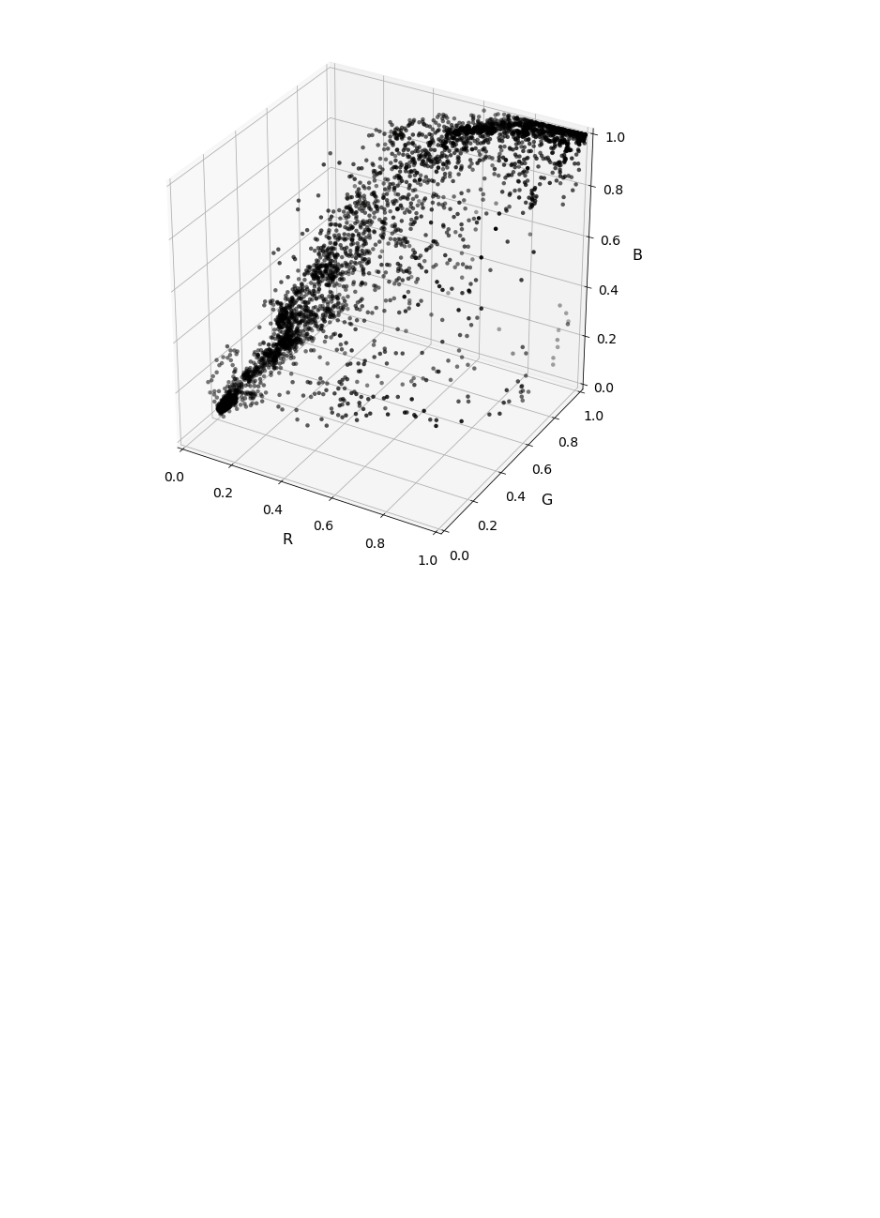
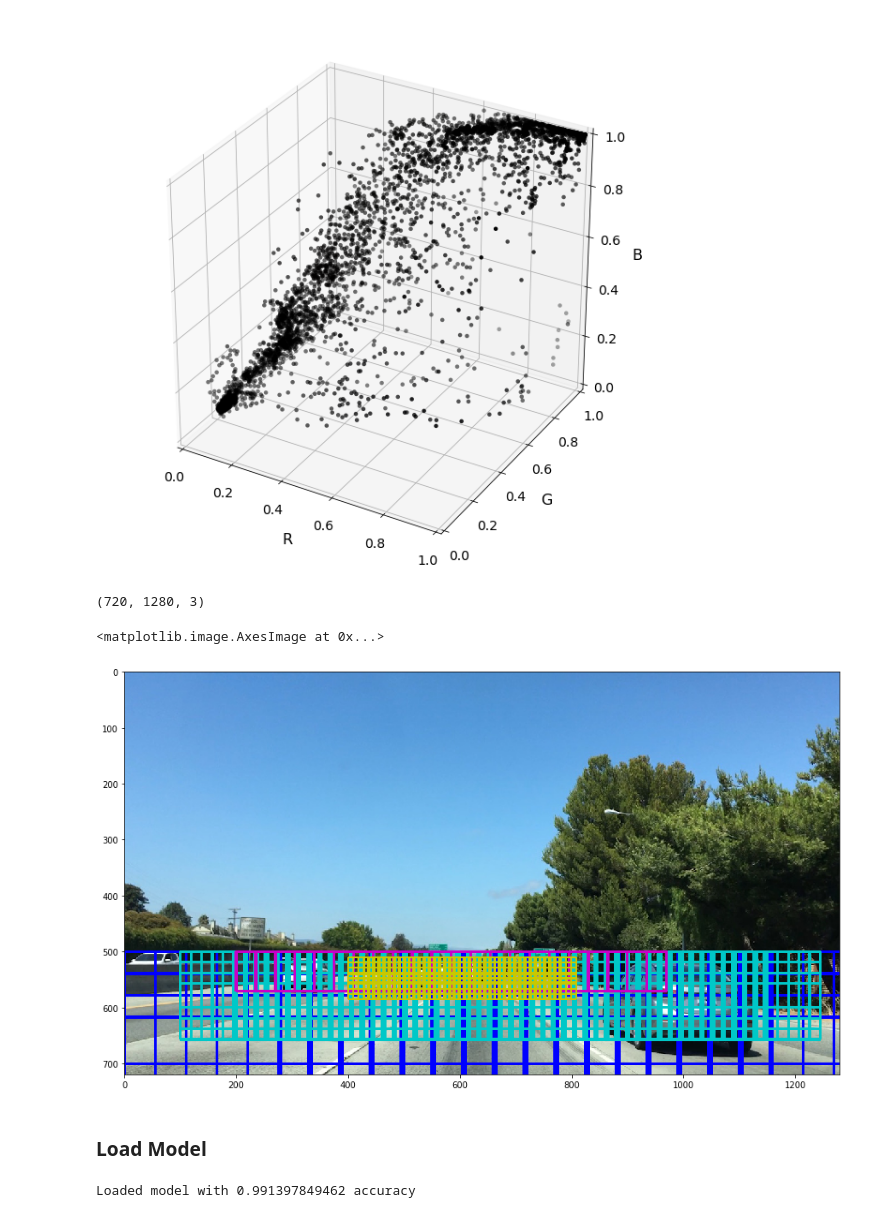
Before and after one commit to chaoweiwu/CarND-Vehicle-Detection, a Jupyter notebook: VehicleDetection.ipynb, the cells around one changed output. Drawn from its saved outputs; the diff is of its cells as text; code cells hidden in the pictures; blank space fills up the shorter version.

```diff
--- a/VehicleDetection.ipynb
+++ b/VehicleDetection.ipynb
@@ -105,0 +115,60 @@ plot3d(img, colors_rgb, axis_limits=[(0, 1), (0, 1), (0, 1)])
+# %%
+from sliding_window import sliding_window_gen
+from itertools import chain
+
+image = mpimg.imread('./examples/bbox-example-image.jpg')
+fig = plt.figure(figsize=(15,10))
+plt.imshow(image)
+
+print(image.shape)
+
+big_windows = sliding_window_gen(image, y_start=500, window_width=280, window_height=200, y_overlap=.8, x_overlap=.8)
+window_img = draw_boxes(image, big_windows, color=(0, 0, 255), thick=3)
+
+medium_windows = sliding_window_gen(image,
+                              y_start=500, y_stop=600,
+                              x_start=100, x_stop=1200,
+                              window_width=100, window_height=100,
+                              y_overlap=.8, x_overlap=.8)
+
+window_img = draw_boxes(window_img, medium_windows, color=(0, 200, 200), thick=3)
+
+small_windows = sliding_window_gen(image,
+                             y_start=500, y_stop=600,
+                             x_start=200, x_stop=1000,
+                             window_width=70, window_height=70,
+                             y_overlap=.5, x_overlap=.5)
+window_img = draw_boxes(window_img, small_windows, color=(200, 0, 200), thick=3)
+
+
+tiny_windows = sliding_window_gen(image,
+                            y_start=510, y_stop=580,
+                            x_start=400, x_stop=800,
+                            window_width=30, window_height=30,
+                            y_overlap=.7, x_overlap=.7)
+window_img = draw_boxes(window_img, tiny_windows, color=(200, 200, 0), thick=2)
+
+# all_windows = chain(small_windows, medium_windows, big_windows)
+# window_img = draw_boxes(image, all_windows, color=(200, 200, 0), thick=3)
+
+plt.imshow(window_img)
+# %% [output]
+(720, 1280, 3)
+<matplotlib.image.AxesImage at 0x...>
+[figure, added]
+# %% [markdown]
+### Load Model
+# %%
+from sliding_window import search_windows
+from train_classifier import load_model
+
+import matplotlib.pyplot as plt
+import matplotlib.image as mpimg
+%matplotlib inline
+
+all_windows = chain(tiny_windows, small_windows, medium_windows, big_windows)
+
+stored = load_model()
+# search_windows()
+# %% [output]
+Loaded model with 0.991397849462 accuracy
```
Also changed, not shown: parts of 6 cells of this notebook, 13 other files.
